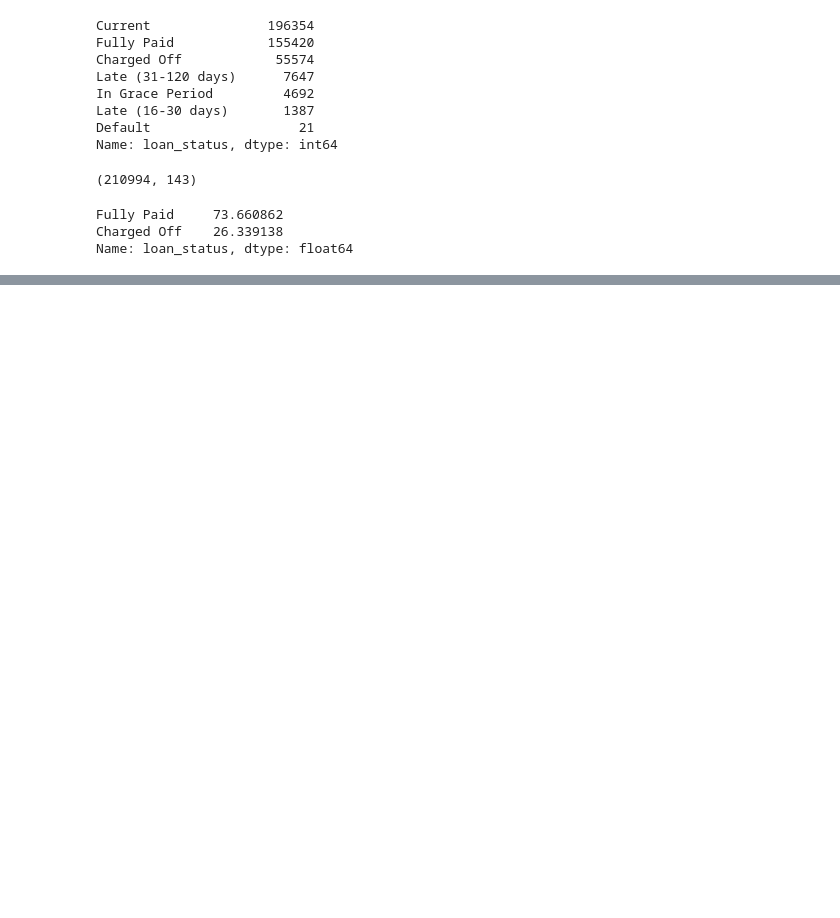
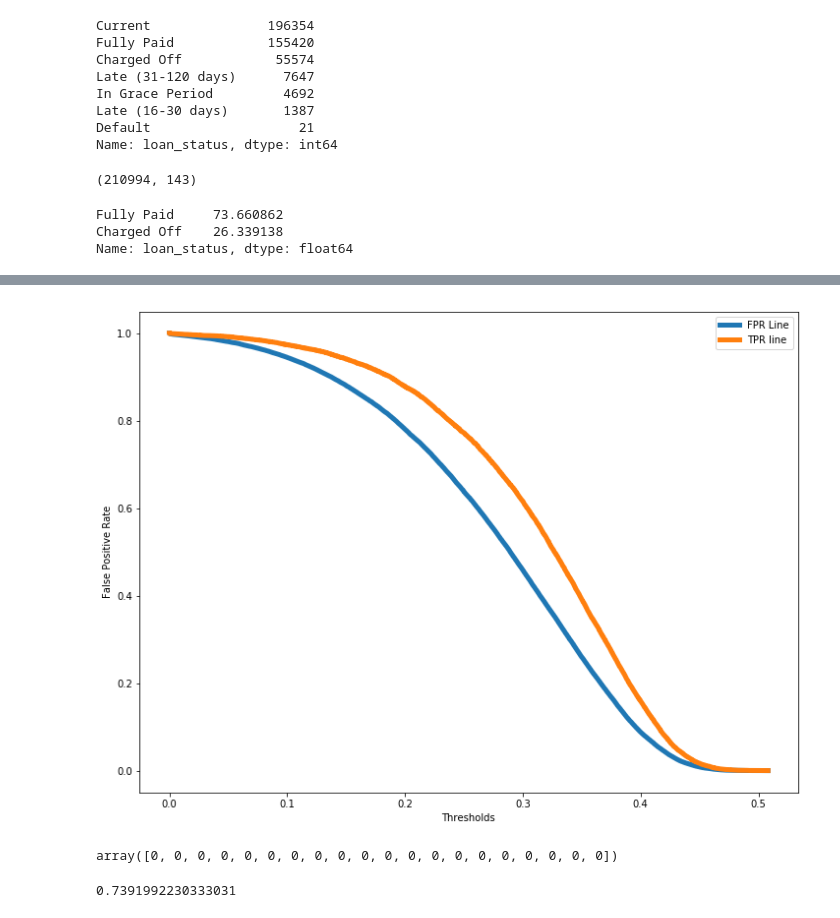
Before and after one commit to Itaintdatascience/DS-SF-40, a Jupyter notebook: Darren_Project_Proposal.ipynb, the cells around one changed output, grey strips where cells are left out. Cells and saved outputs as stored; diff of their text form; code cells hidden in the pictures; blank space fills up the shorter version.

```diff
--- a/Darren_Project_Proposal.ipynb
+++ b/Darren_Project_Proposal.ipynb
@@ -400,0 +953,19 @@ coef
+# %%
+plt.figure(figsize=(12,9))
+plt.plot(thres, fpr, linewidth=5, label = "FPR Line")
+plt.plot(thres, tpr, linewidth=5, label = "TPR line")
+plt.xlabel("Thresholds")
+plt.ylabel("False Positive Rate")
+plt.legend()
+plt.show();
+# %% [output]
+[figure, added]
+# %%
+labels_70 = np.where(test_probs >= 0.7, 1, 0)
+labels_70[:20]
+# %% [output]
+array([0, 0, 0, 0, 0, 0, 0, 0, 0, 0, 0, 0, 0, 0, 0, 0, 0, 0, 0, 0])
+# %%
+accuracy_score(y_test, labels_70)
+# %% [output]
+0.7391992230333031
```
Also changed, not shown: parts of 138 cells of this notebook.
